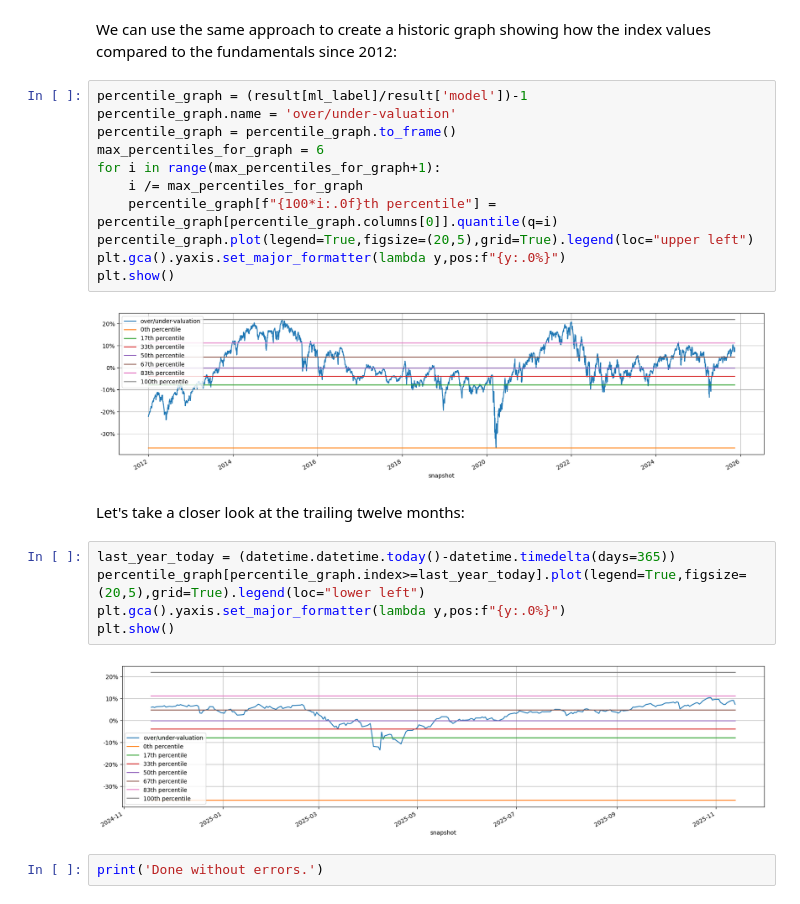
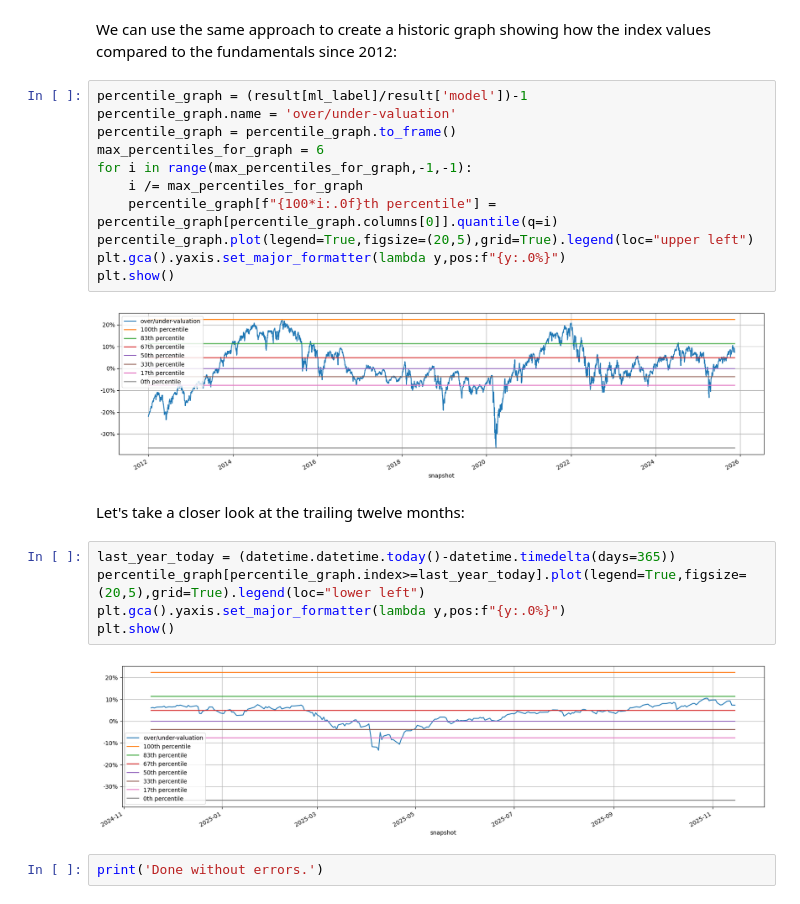
Before and after one commit to vladosht/fundamental-data, a Jupyter notebook: s-p-500-fundamental-data-model.ipynb, the cells around one changed output. Drawn from its saved outputs; the diff is of its cells as text.

```diff
--- a/s-p-500-fundamental-data-model.ipynb
+++ b/s-p-500-fundamental-data-model.ipynb
@@ -279,16 +279,16 @@ We can use the same approach to create a historic graph showing how the index va
 # %%
 percentile_graph = (result[ml_label]/result['model'])-1
 percentile_graph.name = 'over/under-valuation'
 percentile_graph = percentile_graph.to_frame()
 max_percentiles_for_graph = 6
-for i in range(max_percentiles_for_graph+1):
+for i in range(max_percentiles_for_graph,-1,-1):
     i /= max_percentiles_for_graph
     percentile_graph[f"{100*i:.0f}th percentile"] = percentile_graph[percentile_graph.columns[0]].quantile(q=i)
 percentile_graph.plot(legend=True,figsize=(20,5),grid=True).legend(loc="upper left")
 plt.gca().yaxis.set_major_formatter(lambda y,pos:f"{y:.0%}")
 plt.show()
 # %% [output]
-[figure, old version]
+[figure, new version]
 # %% [markdown]
 Let's take a closer look at the trailing twelve months:
 # %%
@@ -297,7 +297,7 @@ percentile_graph[percentile_graph.index>=last_year_today].plot(legend=True,figsi
 plt.gca().yaxis.set_major_formatter(lambda y,pos:f"{y:.0%}")
 plt.show()
 # %% [output]
-[figure, old version]
+[figure, new version]
 # %%
 print('Done without errors.')
 # %% [output]
```
Also changed, not shown: parts of 11 cells of this notebook.
